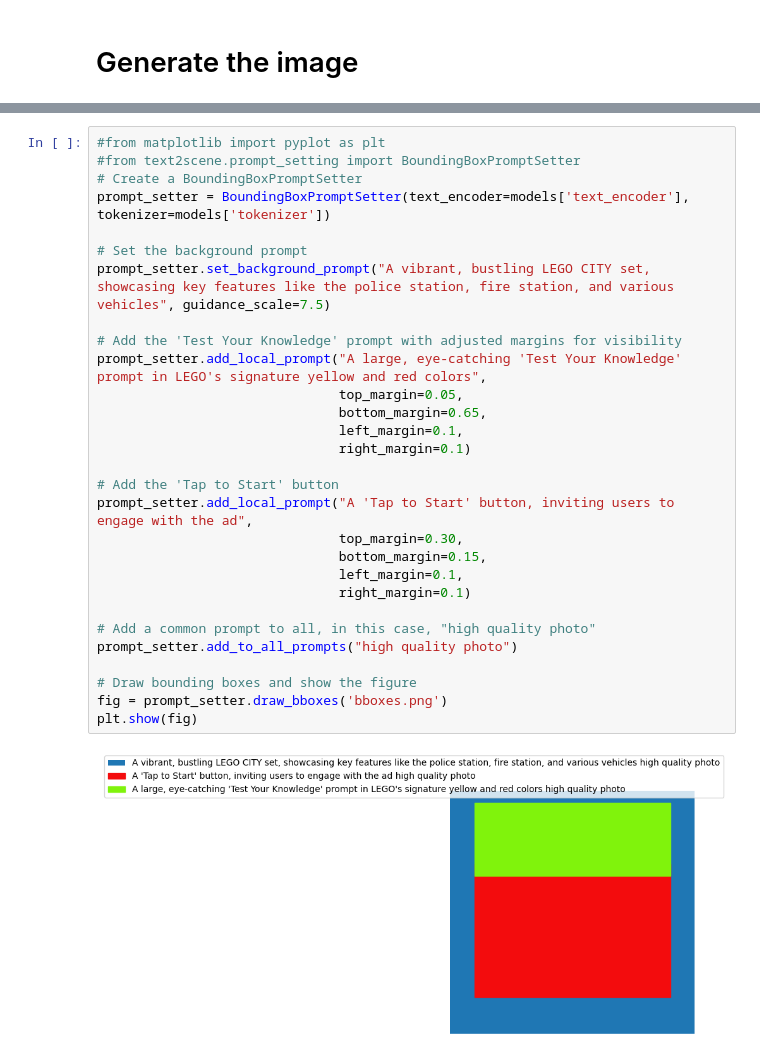
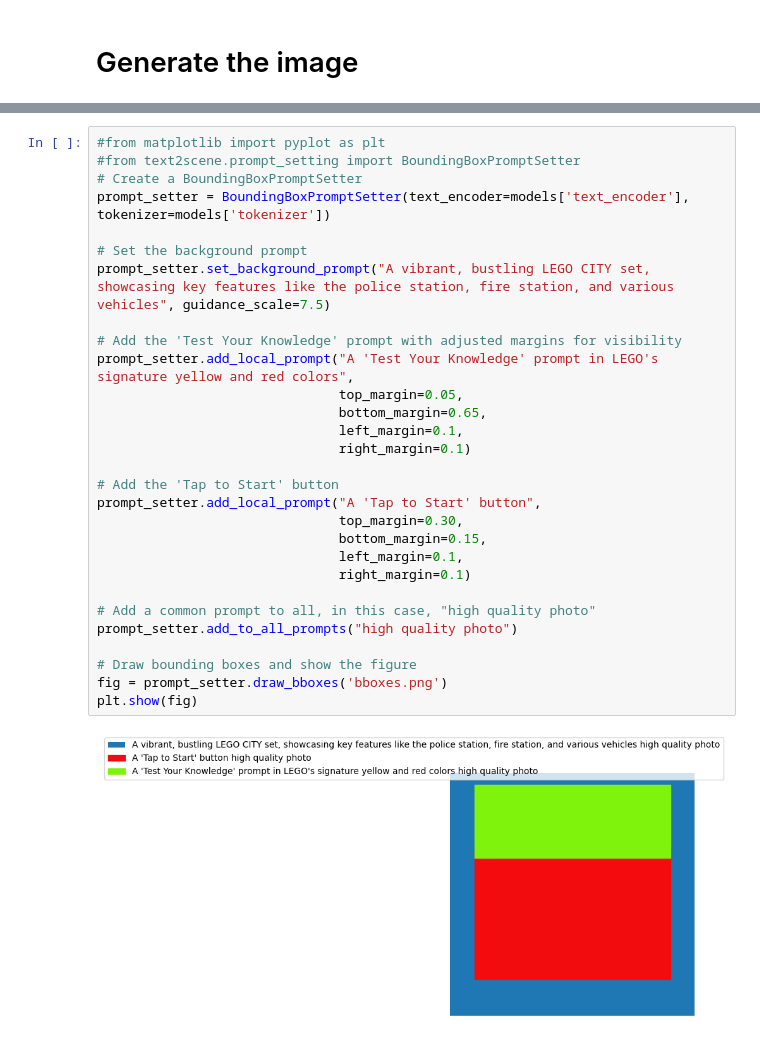
Before and after one commit to YvvonM/text_to_image_storyboard_generation, a Jupyter notebook: Image_composition_diffusion1.ipynb, the cells around one changed output, grey strips where cells are left out. Drawn from its saved outputs; the diff is of its cells as text.

Commit message:
A better model of generating images

```diff
--- a/Image_composition_diffusion1.ipynb
+++ b/Image_composition_diffusion1.ipynb
@@ -83,34 +67,34 @@ display(img)
 # %%
 #from matplotlib import pyplot as plt
 #from text2scene.prompt_setting import BoundingBoxPromptSetter
 # Create a BoundingBoxPromptSetter
 prompt_setter = BoundingBoxPromptSetter(text_encoder=models['text_encoder'], tokenizer=models['tokenizer'])
 
 # Set the background prompt
 prompt_setter.set_background_prompt("A vibrant, bustling LEGO CITY set, showcasing key features like the police station, fire station, and various vehicles", guidance_scale=7.5)
 
 # Add the 'Test Your Knowledge' prompt with adjusted margins for visibility
-prompt_setter.add_local_prompt("A large, eye-catching 'Test Your Knowledge' prompt in LEGO's signature yellow and red colors",
+prompt_setter.add_local_prompt("A 'Test Your Knowledge' prompt in LEGO's signature yellow and red colors",
                                top_margin=0.05,
                                bottom_margin=0.65,
                                left_margin=0.1,
                                right_margin=0.1)
 
 # Add the 'Tap to Start' button
-prompt_setter.add_local_prompt("A 'Tap to Start' button, inviting users to engage with the ad",
+prompt_setter.add_local_prompt("A 'Tap to Start' button",
                                top_margin=0.30,
                                bottom_margin=0.15,
                                left_margin=0.1,
                                right_margin=0.1)
 
 # Add a common prompt to all, in this case, "high quality photo"
 prompt_setter.add_to_all_prompts("high quality photo")
 
 # Draw bounding boxes and show the figure
 fig = prompt_setter.draw_bboxes('bboxes.png')
 plt.show(fig)
 # %% [output]
-[figure, old version]
+[figure, new version]
 # %%
 img = comp(prompt_setter=prompt_setter,
            num_inference_steps=50,
```
Also changed, not shown: parts of 4 cells of this notebook.
